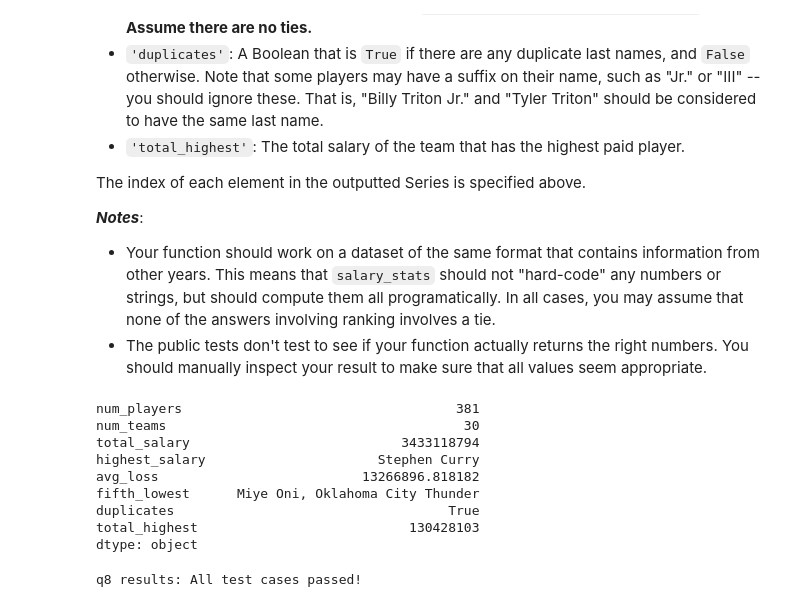
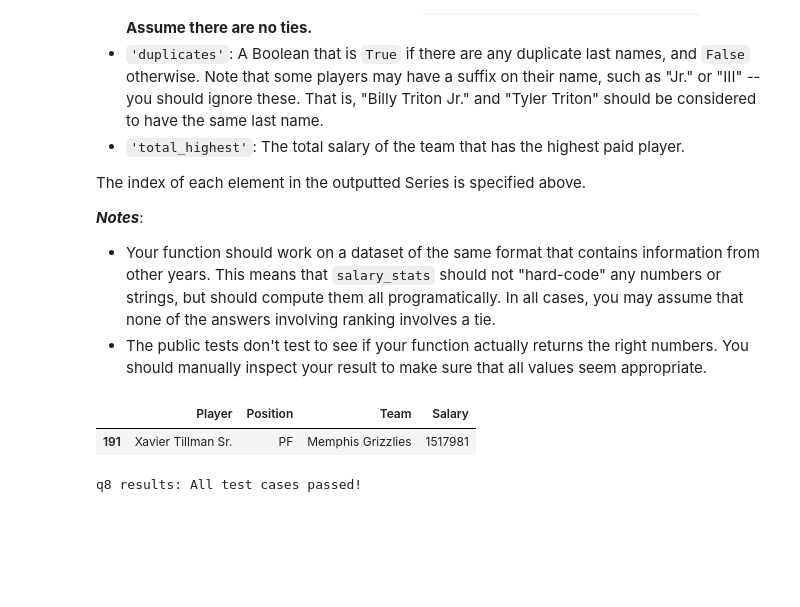
Before and after one commit to j2doan/dsc80-2025-sp, a Jupyter notebook: labs/lab01/lab.ipynb, the cells around one changed output. Saved outputs shown, nothing was run; the diff lists cells and outputs as text; code cells hidden in the pictures; blank space fills up the shorter version.

```diff
--- a/labs/lab01/lab.ipynb
+++ b/labs/lab01/lab.ipynb
@@ -438,18 +438,12 @@ The index of each element in the outputted Series is specified above.
 ***Notes***:
 - Your function should work on a dataset of the same format that contains information from other years. This means that `salary_stats` should not "hard-code" any numbers or strings, but should compute them all programatically. In all cases, you may assume that none of the answers involving ranking involves a tie.
 - The public tests don't test to see if your function actually returns the right numbers. You should manually inspect your result to make sure that all values seem appropriate.
-# %%
-salary_stats(salary)
-# %% [output]
-num_players                                   381
-num_teams                                      30
-total_salary                           3433118794
-highest_salary                      Stephen Curry
-avg_loss                          13266896.818182
-fifth_lowest      Miye Oni, Oklahoma City Thunder
-duplicates                                   True
-total_highest                           130428103
-dtype: object
+# %%
+salary_stats(salary)
+salary[salary['Player'].str.contains("Sr.")]
+# %% [output]
+|  | Player | Position | Team | Salary |
+| 191 | Xavier Tillman Sr. | PF | Memphis Grizzlies | 1517981 |
 # %%
 # Do not edit this cell -- it is needed for the tests
 salary_fp = Path('data') / 'salary.csv'
```
Also changed, not shown: 3 other files.
